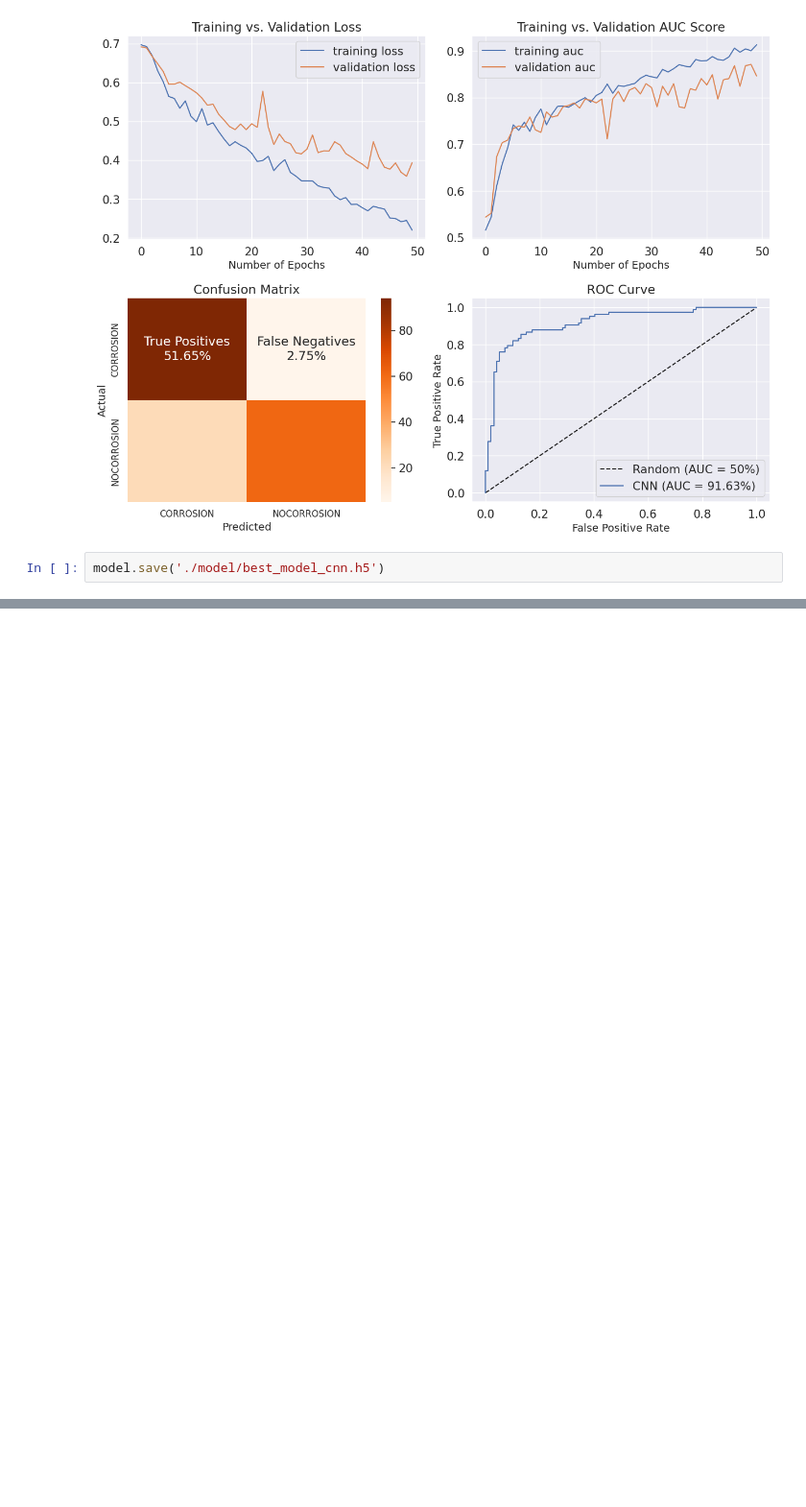
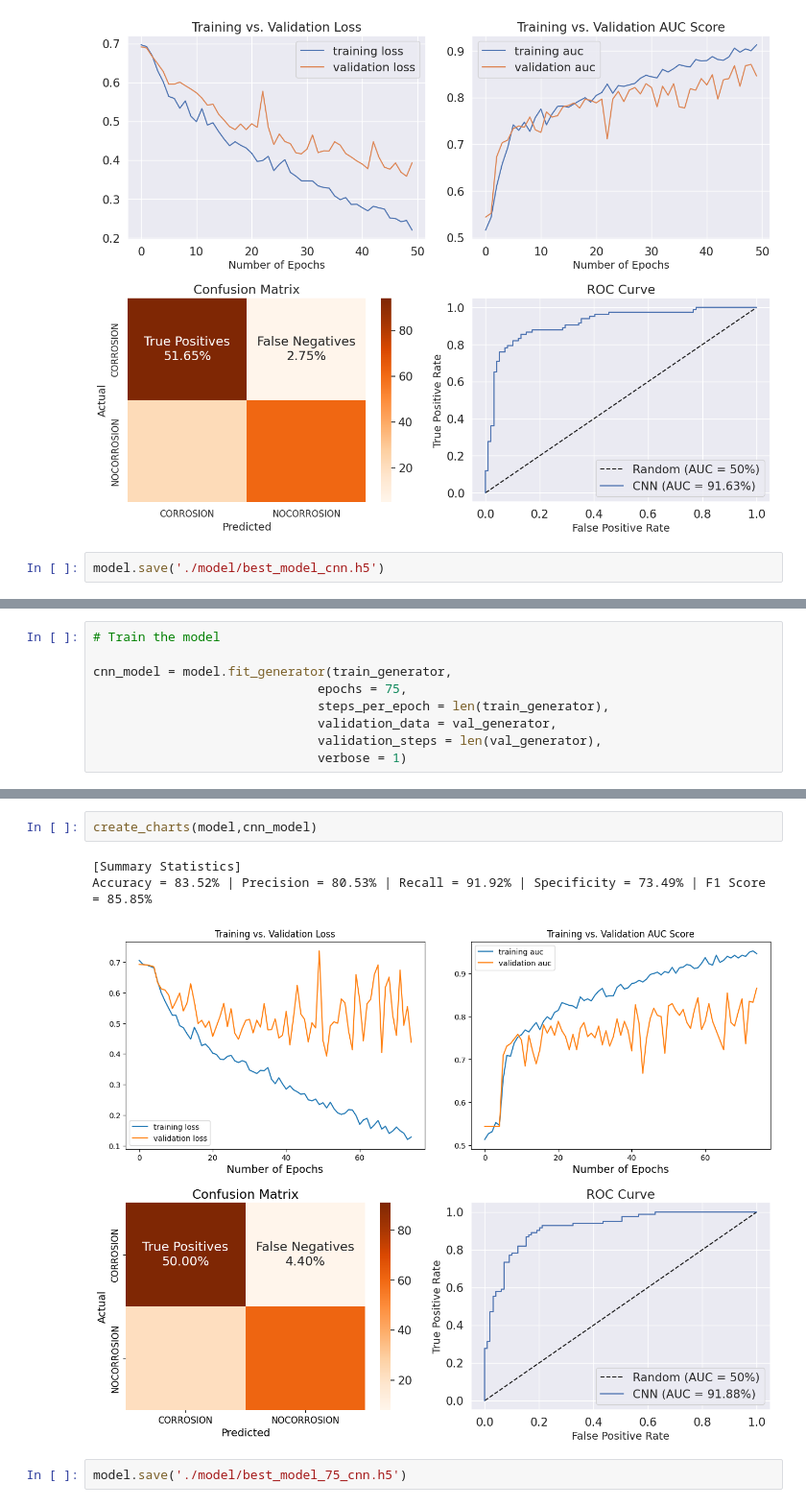
Before and after one commit to mizanulridhoaohana/TUBES-JST, a Jupyter notebook: CNN.ipynb, the cells around one changed output, grey strips where cells are left out. Shown at 96% size. Cells and saved outputs as stored; diff of their text form; blank space fills up the shorter version.

Commit message:
update cnn model

```diff
--- a/CNN.ipynb
+++ b/CNN.ipynb
@@ -989,0 +1047,9 @@ model.save('./model/best_model_cnn.h5')
+# %%
+# Train the model
+
+cnn_model = model.fit_generator(train_generator,
+                              epochs = 75,
+                              steps_per_epoch = len(train_generator),
+                              validation_data = val_generator,
+                              validation_steps = len(val_generator),
+                              verbose = 1)
@@ -989,0 +1074,8 @@ model.save('./model/best_model_cnn.h5')
+# %%
+create_charts(model,cnn_model)
+# %% [output]
+[Summary Statistics]
+Accuracy = 83.52% | Precision = 80.53% | Recall = 91.92% | Specificity = 73.49% | F1 Score = 85.85%
+[figure, added]
+# %%
+model.save('./model/best_model_75_cnn.h5')
```
Also changed, not shown: parts of 3 cells of this notebook, 1 other file.
